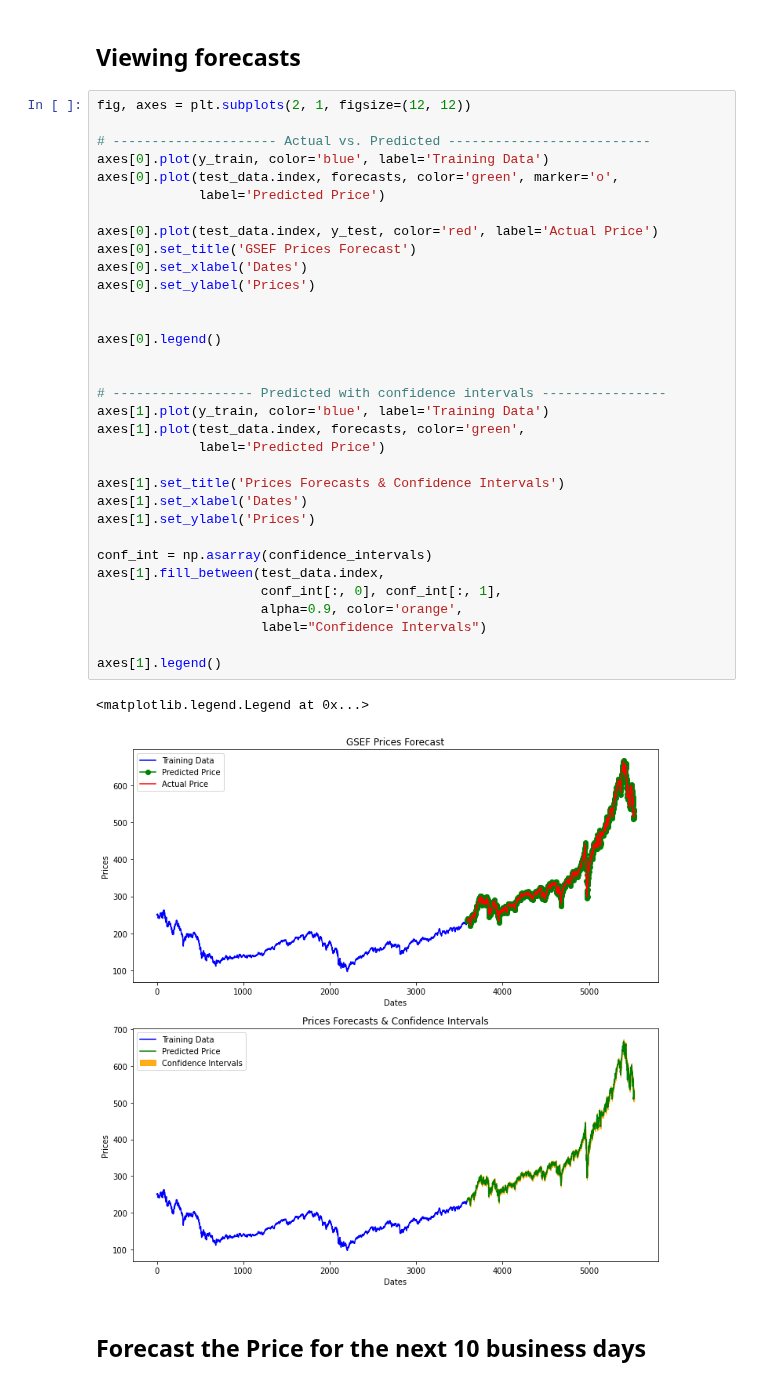
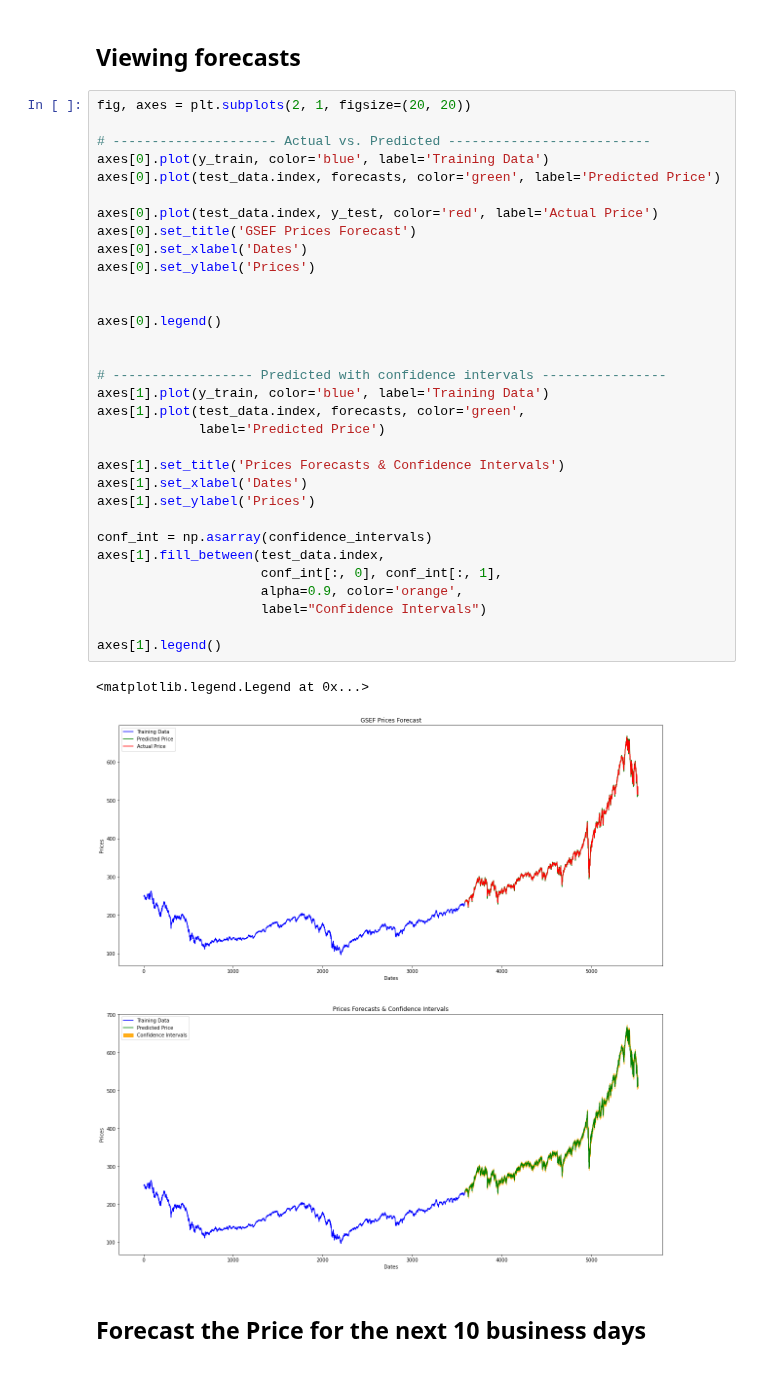
Before and after one commit to eshraongithub/global_sustainable_equity_fund_etl_and_time_series_forecasting, a Jupyter notebook: gsef_arima_time_series_forecast.ipynb, the cells around one changed output. Drawn from its saved outputs; the diff is of its cells as text.

```diff
--- a/gsef_arima_time_series_forecast.ipynb
+++ b/gsef_arima_time_series_forecast.ipynb
@@ -159,41 +164,40 @@ Warnings:
 # %% [markdown]
 ## Viewing forecasts
 # %%
-fig, axes = plt.subplots(2, 1, figsize=(12, 12))
+fig, axes = plt.subplots(2, 1, figsize=(20, 20))
 
 # --------------------- Actual vs. Predicted --------------------------
 axes[0].plot(y_train, color='blue', label='Training Data')
-axes[0].plot(test_data.index, forecasts, color='green', marker='o',
-             label='Predicted Price')
+axes[0].plot(test_data.index, forecasts, color='green', label='Predicted Price')
 
 axes[0].plot(test_data.index, y_test, color='red', label='Actual Price')
 axes[0].set_title('GSEF Prices Forecast')
 axes[0].set_xlabel('Dates')
 axes[0].set_ylabel('Prices')
 
 
 axes[0].legend()
 
 
 # ------------------ Predicted with confidence intervals ----------------
 axes[1].plot(y_train, color='blue', label='Training Data')
 axes[1].plot(test_data.index, forecasts, color='green',
              label='Predicted Price')
 
 axes[1].set_title('Prices Forecasts & Confidence Intervals')
 axes[1].set_xlabel('Dates')
 axes[1].set_ylabel('Prices')
 
 conf_int = np.asarray(confidence_intervals)
 axes[1].fill_between(test_data.index,
                      conf_int[:, 0], conf_int[:, 1],
                      alpha=0.9, color='orange',
                      label="Confidence Intervals")
 
 axes[1].legend()
 # %% [output]
 <matplotlib.legend.Legend at 0x...>
-[figure, old version]
+[figure, new version]
 # %% [markdown]
 ## Forecast the Price for the next 10 business days
 # %%
```
Also changed, not shown: parts of 5 cells of this notebook, 1 other file.
